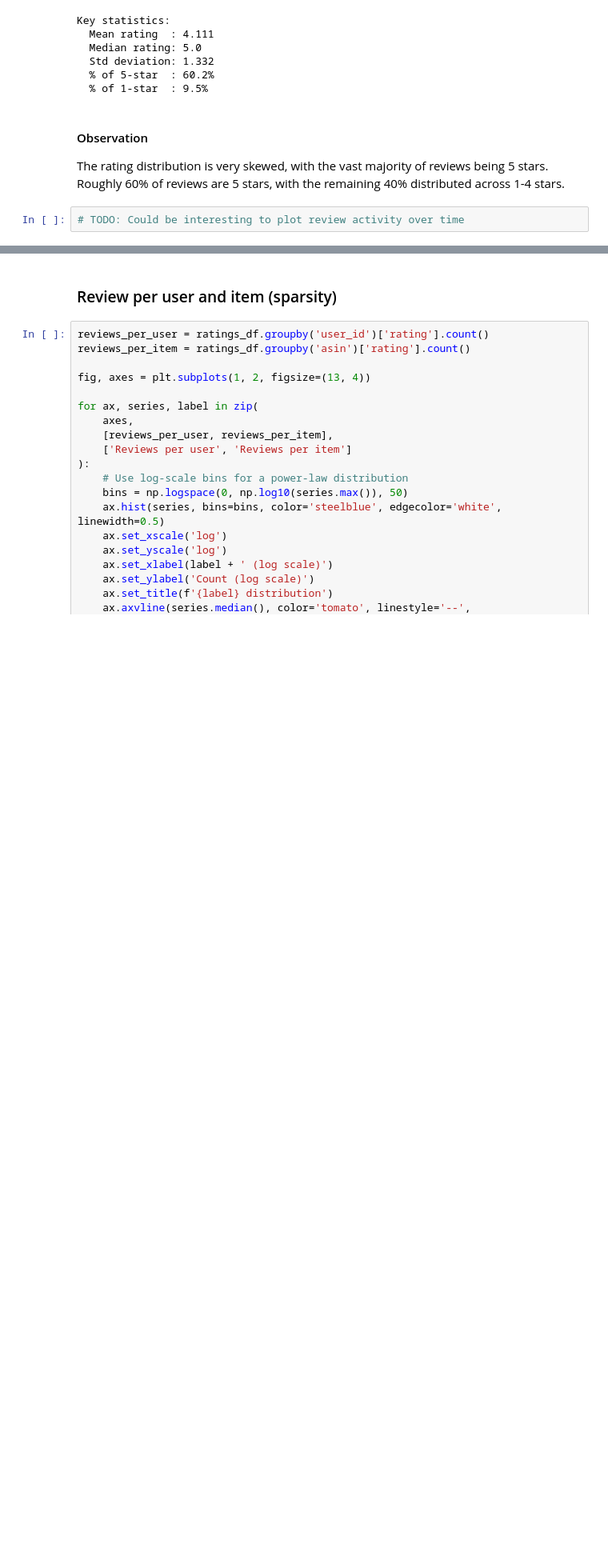
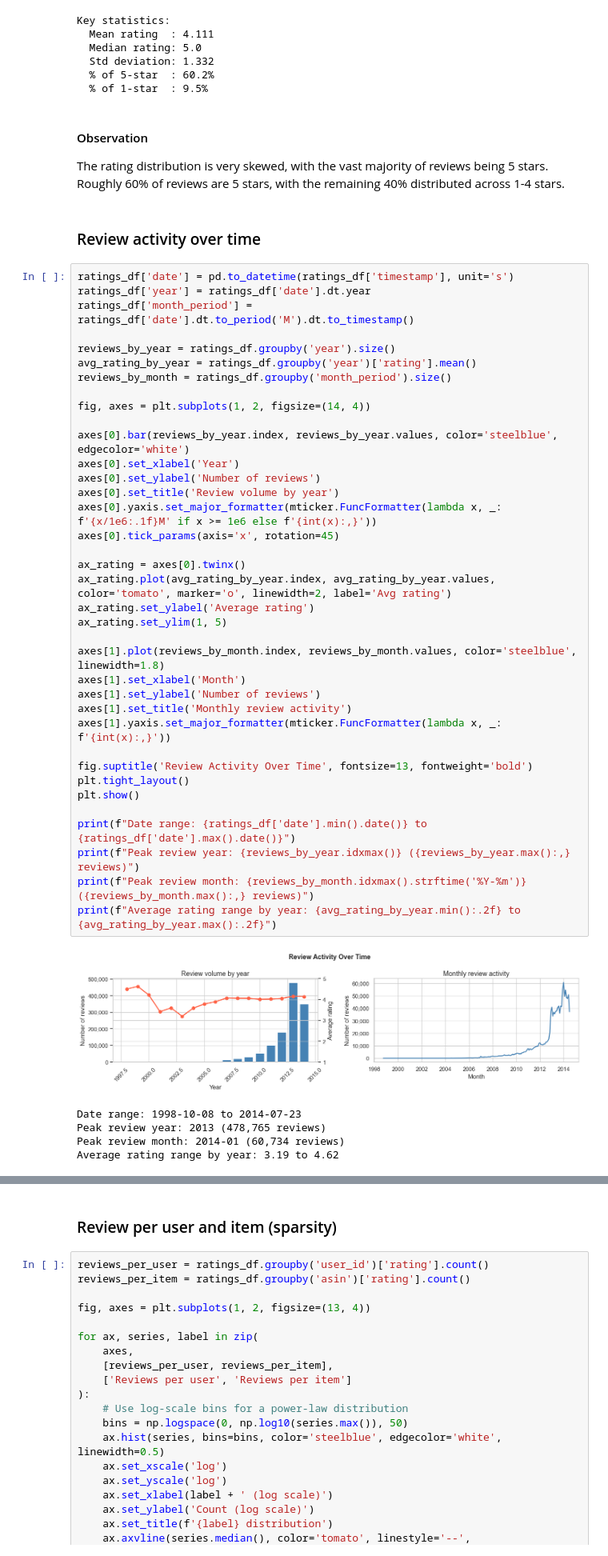
Before and after one commit to Vitto28/Vet_Recc, a Jupyter notebook: data_exploration.ipynb, the cells around one changed output, grey strips where cells are left out. Shown at 80% size. Drawn from its saved outputs; the diff is of its cells as text; blank space fills up the shorter version.

```diff
--- a/data_exploration.ipynb
+++ b/data_exploration.ipynb
@@ -211,5 +211,48 @@ Key statistics:
 # %% [markdown]
 #### Observation
 The rating distribution is very skewed, with the vast majority of reviews being 5 stars. Roughly 60% of reviews are 5 stars, with the remaining 40% distributed across 1-4 stars.
-# %%
-# TODO: Could be interesting to plot review activity over time
+# %% [markdown]
+### Review activity over time
+# %%
+ratings_df['date'] = pd.to_datetime(ratings_df['timestamp'], unit='s')
+ratings_df['year'] = ratings_df['date'].dt.year
+ratings_df['month_period'] = ratings_df['date'].dt.to_period('M').dt.to_timestamp()
+
+reviews_by_year = ratings_df.groupby('year').size()
+avg_rating_by_year = ratings_df.groupby('year')['rating'].mean()
+reviews_by_month = ratings_df.groupby('month_period').size()
+
+fig, axes = plt.subplots(1, 2, figsize=(14, 4))
+
+axes[0].bar(reviews_by_year.index, reviews_by_year.values, color='steelblue', edgecolor='white')
+axes[0].set_xlabel('Year')
+axes[0].set_ylabel('Number of reviews')
+axes[0].set_title('Review volume by year')
+axes[0].yaxis.set_major_formatter(mticker.FuncFormatter(lambda x, _: f'{x/1e6:.1f}M' if x >= 1e6 else f'{int(x):,}'))
+axes[0].tick_params(axis='x', rotation=45)
+
+ax_rating = axes[0].twinx()
+ax_rating.plot(avg_rating_by_year.index, avg_rating_by_year.values, color='tomato', marker='o', linewidth=2, label='Avg rating')
+ax_rating.set_ylabel('Average rating')
+ax_rating.set_ylim(1, 5)
+
+axes[1].plot(reviews_by_month.index, reviews_by_month.values, color='steelblue', linewidth=1.8)
+axes[1].set_xlabel('Month')
+axes[1].set_ylabel('Number of reviews')
+axes[1].set_title('Monthly review activity')
+axes[1].yaxis.set_major_formatter(mticker.FuncFormatter(lambda x, _: f'{int(x):,}'))
+
+fig.suptitle('Review Activity Over Time', fontsize=13, fontweight='bold')
+plt.tight_layout()
+plt.show()
+
+print(f"Date range: {ratings_df['date'].min().date()} to {ratings_df['date'].max().date()}")
+print(f"Peak review year: {reviews_by_year.idxmax()} ({reviews_by_year.max():,} reviews)")
+print(f"Peak review month: {reviews_by_month.idxmax().strftime('%Y-%m')} ({reviews_by_month.max():,} reviews)")
+print(f"Average rating range by year: {avg_rating_by_year.min():.2f} to {avg_rating_by_year.max():.2f}")
+# %% [output]
+[figure, added]
+Date range: 1998-10-08 to 2014-07-23
+Peak review year: 2013 (478,765 reviews)
+Peak review month: 2014-01 (60,734 reviews)
+Average rating range by year: 3.19 to 4.62
```
Also changed, not shown: parts of 13 cells of this notebook, 2 other files.
